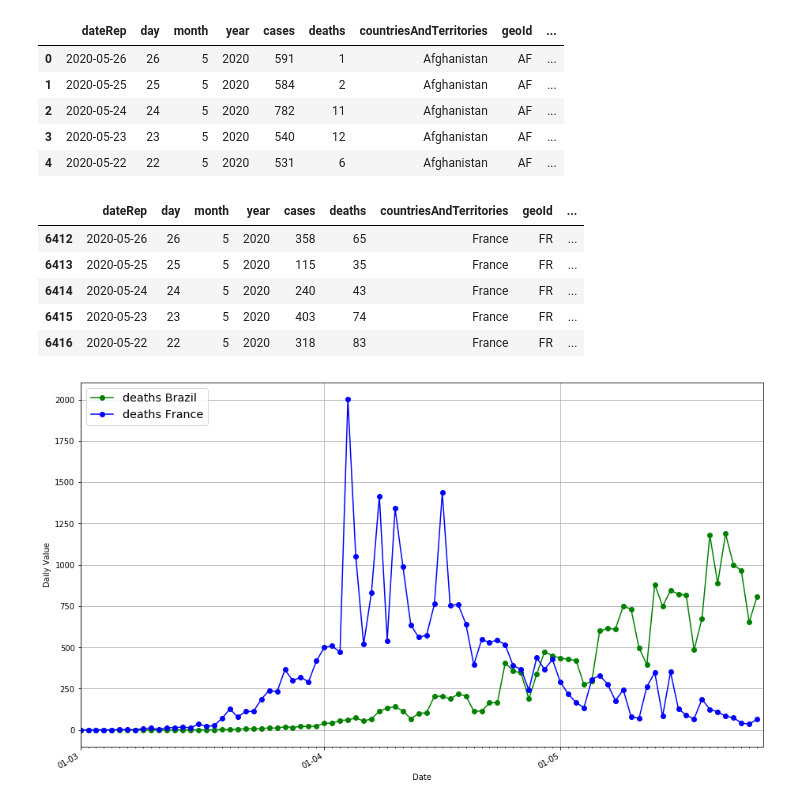
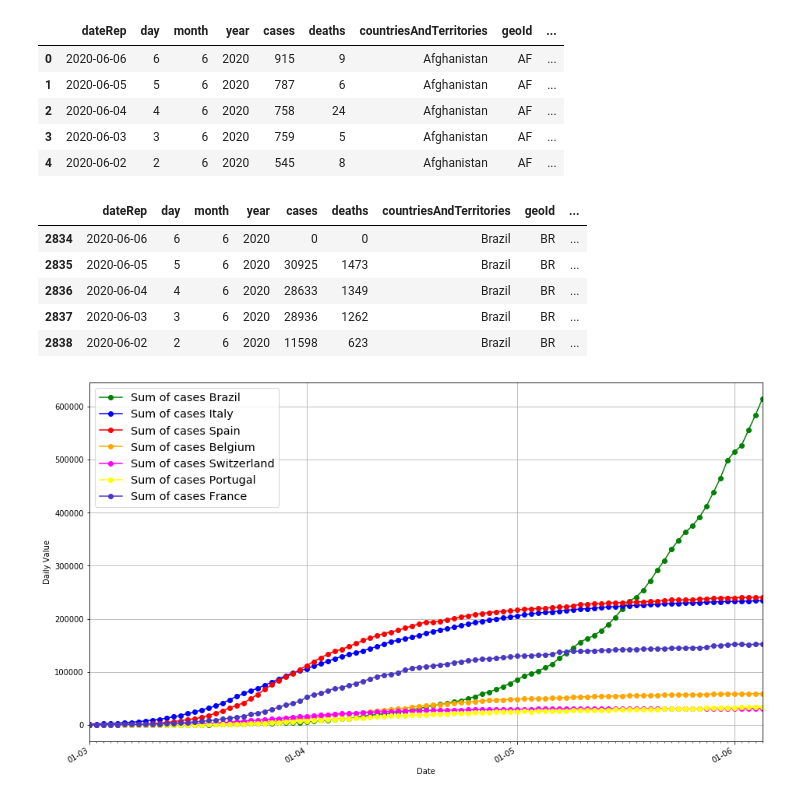
Before and after one commit to galhardogabriel/covid-19, a Jupyter notebook: Covid Worldwide Analytics.ipynb, the cells around one changed output. Cells and saved outputs as stored; diff of their text form; code cells hidden in the pictures.

```diff
--- a/Covid Worldwide Analytics.ipynb
+++ b/Covid Worldwide Analytics.ipynb
@@ -16,23 +16,29 @@ import time
 import os
 %matplotlib inline
 # %%
-os.remove("C:\\Users\\gisel\\Downloads\\COVID-19-geographic-disbtribution-worldwide.xlsx")
-driver = webdriver.Chrome("C:\\Users\\gisel\\Downloads\\chromedriver_win32\\chromedriver.exe")
+#This lines automatically download the data available at EU covid website, run it every time you need to update your figures
+try:
+    #insert your Chrome Download Folder here in the arguments
+    os.remove("C:\\Users\\asus\\Downloads\\COVID-19-geographic-disbtribution-worldwide.xlsx")
+except:
+    pass
+#insert your Chrome webdriver here in the arguments
+driver = webdriver.Chrome("C:\\Users\\asus\\Downloads\\chromedriver_win32\\chromedriver.exe")
 driver.get('https://data.europa.eu/euodp/en/data/dataset/covid-19-coronavirus-data/resource/55e8f966-d5c8-438e-85bc-c7a5a26f4863')
 WebDriverWait(driver, 35).until(EC.presence_of_element_located((By.XPATH, '//*[@id="popup-buttons"]/button[2]'))).click()
 time.sleep(5)
 WebDriverWait(driver, 35).until(EC.presence_of_element_located((By.XPATH, '//*[@class="icon download"]'))).click()
 time.sleep(10)
 driver.close()
-df=pd.read_excel("C:\\Users\\gisel\\Downloads\\COVID-19-geographic-disbtribution-worldwide.xlsx")
+df=pd.read_excel("C:\\Users\\asus\\Downloads\\COVID-19-geographic-disbtribution-worldwide.xlsx")
 df.head(5)
 # %% [output]
 |  | dateRep | day | month | year | cases | deaths | countriesAndTerritories | geoId | ... |
-| 0 | 2020-05-26 | 26 | 5 | 2020 | 591 | 1 | Afghanistan | AF | ... |
-| 1 | 2020-05-25 | 25 | 5 | 2020 | 584 | 2 | Afghanistan | AF | ... |
-| 2 | 2020-05-24 | 24 | 5 | 2020 | 782 | 11 | Afghanistan | AF | ... |
-| 3 | 2020-05-23 | 23 | 5 | 2020 | 540 | 12 | Afghanistan | AF | ... |
-| 4 | 2020-05-22 | 22 | 5 | 2020 | 531 | 6 | Afghanistan | AF | ... |
+| 0 | 2020-06-06 | 6 | 6 | 2020 | 915 | 9 | Afghanistan | AF | ... |
+| 1 | 2020-06-05 | 5 | 6 | 2020 | 787 | 6 | Afghanistan | AF | ... |
+| 2 | 2020-06-04 | 4 | 6 | 2020 | 758 | 24 | Afghanistan | AF | ... |
+| 3 | 2020-06-03 | 3 | 6 | 2020 | 759 | 5 | Afghanistan | AF | ... |
+| 4 | 2020-06-02 | 2 | 6 | 2020 | 545 | 8 | Afghanistan | AF | ... |
 # %%
 #summing daily values of the timeseries for creating aggregate columns
 df['Sum of deaths']=df['deaths']
@@ -50,14 +56,14 @@ for i in range(len(df)-2):
         continue
 # %%
 #test df
-df[df['countriesAndTerritories']=='France'].head()
+df[df['countriesAndTerritories']=='Brazil'].head()
 # %% [output]
 |  | dateRep | day | month | year | cases | deaths | countriesAndTerritories | geoId | ... |
-| 6412 | 2020-05-26 | 26 | 5 | 2020 | 358 | 65 | France | FR | ... |
-| 6413 | 2020-05-25 | 25 | 5 | 2020 | 115 | 35 | France | FR | ... |
-| 6414 | 2020-05-24 | 24 | 5 | 2020 | 240 | 43 | France | FR | ... |
-| 6415 | 2020-05-23 | 23 | 5 | 2020 | 403 | 74 | France | FR | ... |
-| 6416 | 2020-05-22 | 22 | 5 | 2020 | 318 | 83 | France | FR | ... |
+| 2834 | 2020-06-06 | 6 | 6 | 2020 | 0 | 0 | Brazil | BR | ... |
+| 2835 | 2020-06-05 | 5 | 6 | 2020 | 30925 | 1473 | Brazil | BR | ... |
+| 2836 | 2020-06-04 | 4 | 6 | 2020 | 28633 | 1349 | Brazil | BR | ... |
+| 2837 | 2020-06-03 | 3 | 6 | 2020 | 28936 | 1262 | Brazil | BR | ... |
+| 2838 | 2020-06-02 | 2 | 6 | 2020 | 11598 | 623 | Brazil | BR | ... |
 # %%
 #https://matplotlib.org/3.1.1/gallery/text_labels_and_annotations/date.html
 #https://stackoverflow.com/questions/32100912/changing-the-xlim-by-date-in-matplotlib
@@ -162,11 +171,11 @@ def plotmap2(values,proj):
 # %%
 #GRAPH PLOT EXAMPLE
 #countries is a list of countries(e.g. ['Brazil','Italy']). Please use _ to represent space as for United_States_of_America
 #values is one of the following strings for the y axis:  'deaths','Sum of deaths','cases','Sum of cases'
 #escala is the scale of the chart as per matplotlib, for this case, choose one of the following: 'linear', 'log'
-plotar(['Brazil','France'],'deaths','linear')
+plotar(['Brazil','Italy', 'Spain','Belgium','Switzerland','Portugal','France'],'Sum of cases','linear')
 # %% [output]
-[figure, old version]
+[figure, new version]
 # %%
 #MAP PLOT EXAMPLE
 '''The available projections (proj argument) are: 'equirectangular', 'mercator', 'orthographic', 'natural earth', 'kavrayskiy7', 'miller',
```
Also changed, not shown: parts of 2 cells of this notebook.
